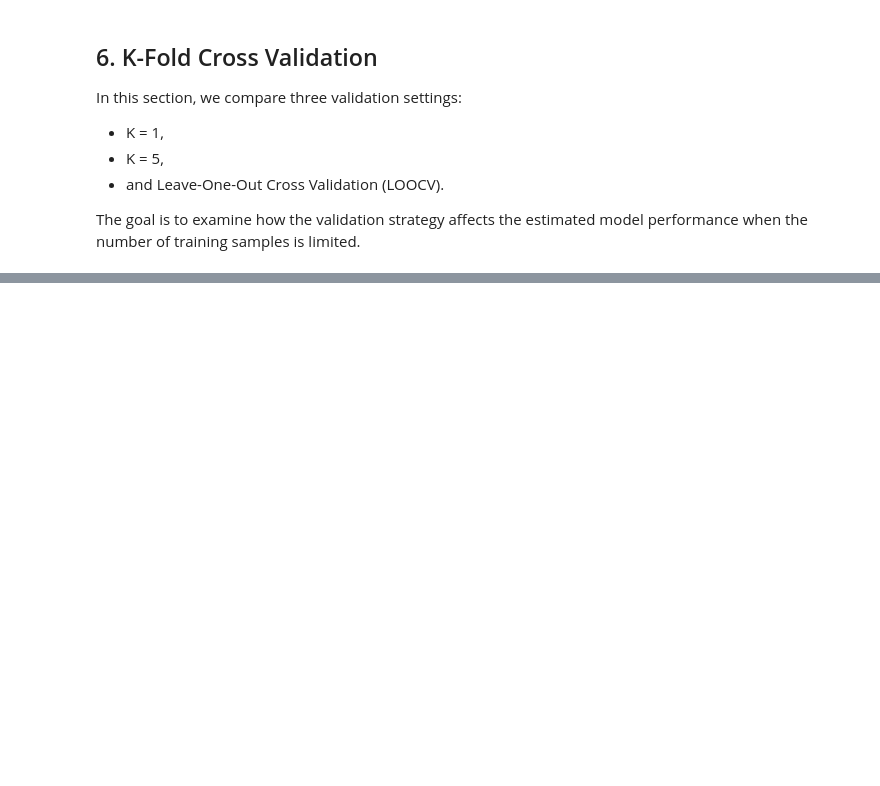
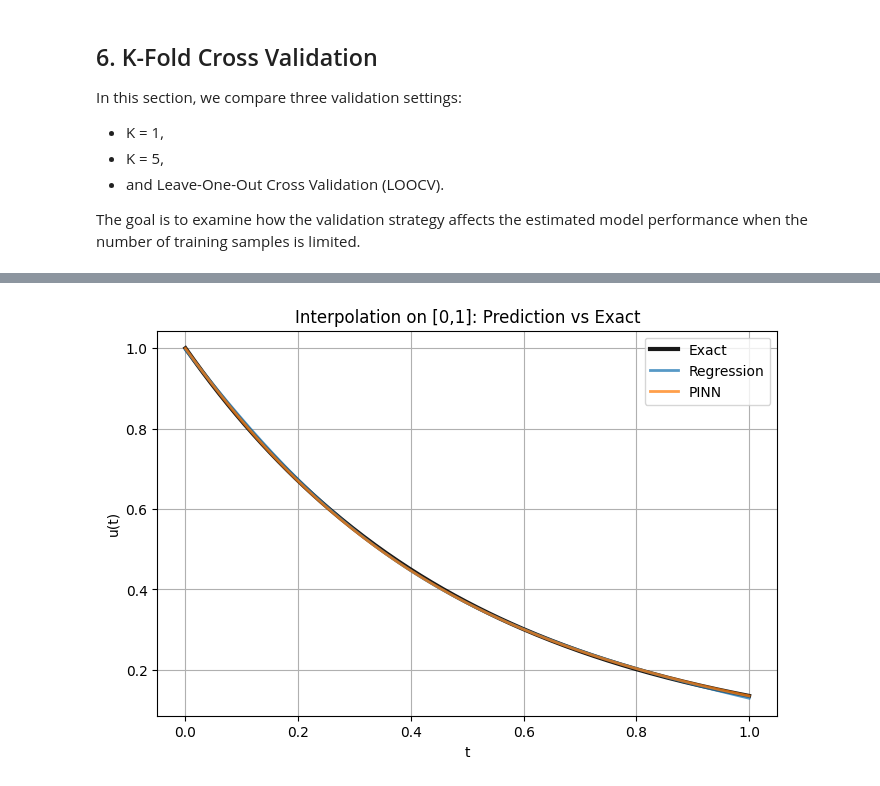
Before and after one commit to jasonok467570/deep-learning-hw1, a Jupyter notebook: HW1.ipynb, the cells around one changed output, grey strips where cells are left out. Drawn from its saved outputs; the diff is of its cells as text; code cells hidden in the pictures; blank space fills up the shorter version.

```diff
--- a/HW1.ipynb
+++ b/HW1.ipynb
@@ -1175,0 +1270,19 @@ LOOCV                7.323046e-03         8.732820e-03
+# %%
+# ============================================================
+# Result directory for PINN
+# ============================================================
+PINN_RESULT_ROOT = Path("results/pinn")
+PINN_RESULT_ROOT.mkdir(parents=True, exist_ok=True)
+
+def make_pinn_run_name(config):
+    return (
+        f"h{config['hidden_dim']}_"
+        f"d{config['depth']}_"
+        f"act{config['activation']}_"
+        f"opt{config['optimizer']}_"
+        f"lr{config['lr']}_"
+        f"ndata{config['train_size']}_"
+        f"ncol{config['n_collocation']}_"
+        f"it{config['n_iters']}_"
+        f"seed{config['seed']}"
+    )
@@ -1175,0 +1748,73 @@ LOOCV                7.323046e-03         8.732820e-03
+# %%
+# ============================================================
+# Choose the regression configuration to compare
+# ============================================================
+REG_COMPARE_CONFIG = DEFAULT_CONFIG.copy()
+REG_COMPARE_CONFIG["optimizer"] = "Adam"
+REG_COMPARE_CONFIG["lr"] = 1e-3
+REG_COMPARE_CONFIG["hidden_dim"] = 32
+REG_COMPARE_CONFIG["depth"] = 1
+REG_COMPARE_CONFIG["activation"] = "tanh"
+REG_COMPARE_CONFIG["train_size"] = 20
+REG_COMPARE_CONFIG["k_fold"] = 1
+REG_COMPARE_CONFIG["n_iters"] = 5000
+REG_COMPARE_CONFIG["seed"] = 0
+
+# ============================================================
+# Choose the PINN configuration to compare
+# ============================================================
+PINN_COMPARE_CONFIG = PINN_DEFAULT_CONFIG.copy()
+PINN_COMPARE_CONFIG["optimizer"] = "Adam"
+PINN_COMPARE_CONFIG["lr"] = 1e-3
+PINN_COMPARE_CONFIG["hidden_dim"] = 32
+PINN_COMPARE_CONFIG["depth"] = 1
+PINN_COMPARE_CONFIG["activation"] = "tanh"
+PINN_COMPARE_CONFIG["train_size"] = 0        # default PINN setting
+PINN_COMPARE_CONFIG["n_collocation"] = 100
+PINN_COMPARE_CONFIG["n_iters"] = 5000
+PINN_COMPARE_CONFIG["seed"] = 0
+
+# If needed, train first
+train_single_run(REG_COMPARE_CONFIG)
+train_single_pinn_run(PINN_COMPARE_CONFIG)
+
+# Load trained models
+_, reg_model = load_regression_result(REG_COMPARE_CONFIG)
+_, pinn_model = load_pinn_result(PINN_COMPARE_CONFIG)
+
+# ============================================================
+# Interpolation domain: [0,1]
+# ============================================================
+reg_interp = evaluate_any_model(reg_model, t_min=0.0, t_max=1.0, n_eval=200, a=A_TRUE)
+pinn_interp = evaluate_any_model(pinn_model, t_min=0.0, t_max=1.0, n_eval=200, a=A_TRUE)
+
+# ============================================================
+# Extrapolation domain: [1,2]
+# ============================================================
+reg_extra = evaluate_any_model(reg_model, t_min=1.0, t_max=2.0, n_eval=200, a=A_TRUE)
+pinn_extra = evaluate_any_model(pinn_model, t_min=1.0, t_max=2.0, n_eval=200, a=A_TRUE)
+
+plt.figure(figsize=(8, 5))
+
+plt.plot(
+    reg_interp["t"], reg_interp["u_exact"],
+    color="black", linewidth=3.0, alpha=0.9, label="Exact"
+)
+
+plt.plot(
+    reg_interp["t"], reg_interp["u_pred"],
+    linewidth=2.0, alpha=0.75, label="Regression"
+)
+
+plt.plot(
+    pinn_interp["t"], pinn_interp["u_pred"],
+    linewidth=2.0, alpha=0.75, label="PINN"
+)
+
+plt.xlabel("t")
+plt.ylabel("u(t)")
+plt.title("Interpolation on [0,1]: Prediction vs Exact")
+plt.legend()
+plt.grid(True)
+plt.show()
+# %% [output]
@@ -1175,0 +1823 @@ LOOCV                7.323046e-03         8.732820e-03
+[figure, added]
```
Also changed, not shown: parts of 41 cells of this notebook, 58 other files.
